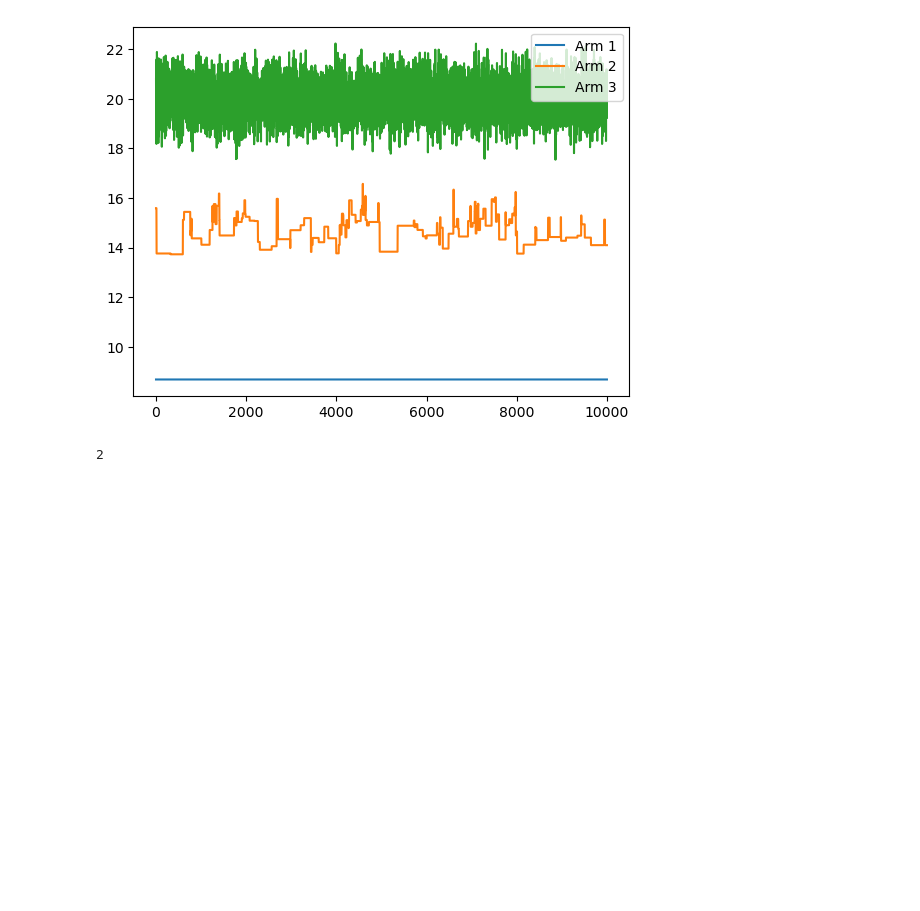
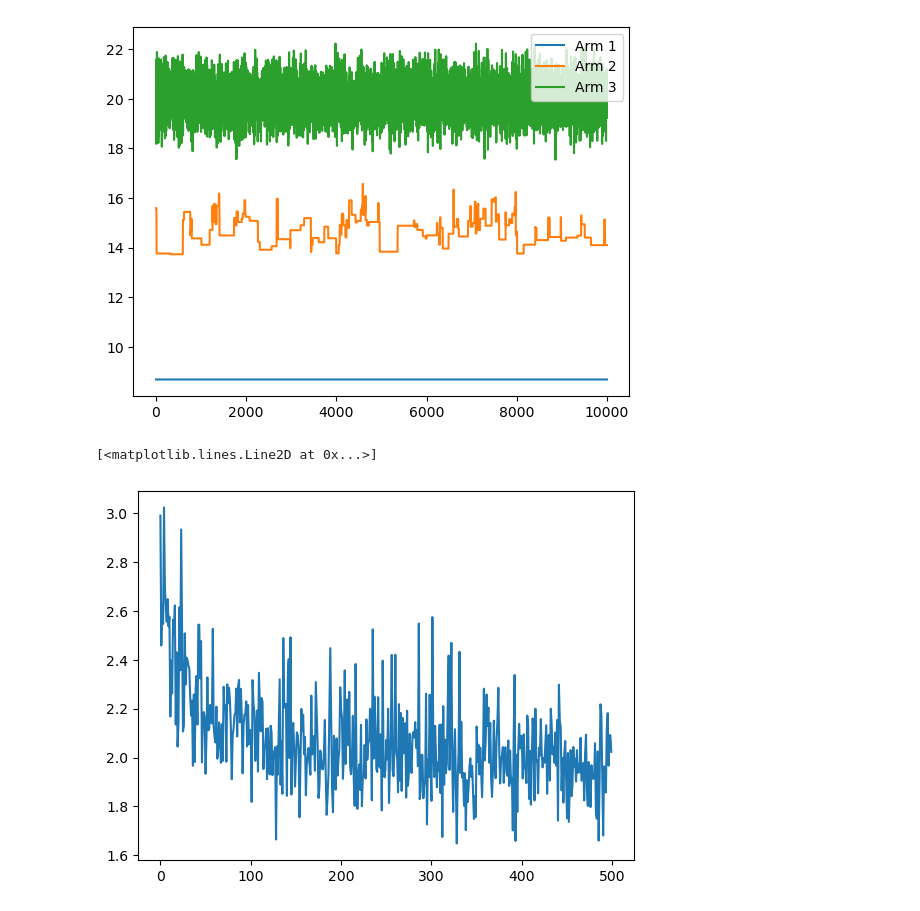
Before and after one commit to seoful/bandits_statistics, a Jupyter notebook: source.ipynb, the cells around one changed output. Saved outputs shown, nothing was run; the diff lists cells and outputs as text; code cells hidden in the pictures; blank space fills up the shorter version.

```diff
--- a/source.ipynb
+++ b/source.ipynb
@@ -192,8 +174,0 @@ class CorrelatedTimeTravels:
-# %%
-sum(range(7//2))
-n = 0
-for i in range(3//2+1):
-    n+=i*2
-n
-# %% [output]
-2
@@ -199,0 +332,26 @@ n
+# %%
+import matplotlib.pyplot as plt
+from tqdm import tqdm
+
+G = create_graph(7)
+
+n = len(G.edges)
+iters = 100
+
+arr = np.full((500,1),0.0).ravel()
+
+x = np.random.uniform(-1,1, n)
+
+for i in tqdm(range(iters)):
+
+    algo = CorrelatedTimeTravels(G, x, np.full((n,1), 1).ravel(), np.full((n,1), -1/12).ravel(),-1/12, [-1/6,-1/10], 1,1)
+
+    algo.run(500)
+
+    arr += algo.emperical_shortest_history_/algo.actual_shortest_history_
+
+plt.plot(arr/iters)
+# plt.plot(algo.actual_shortest_history_)
+# %% [output]
+[<matplotlib.lines.Line2D at 0x...>]
+[figure, added]
```
Also changed, not shown: parts of 3 cells of this notebook.
